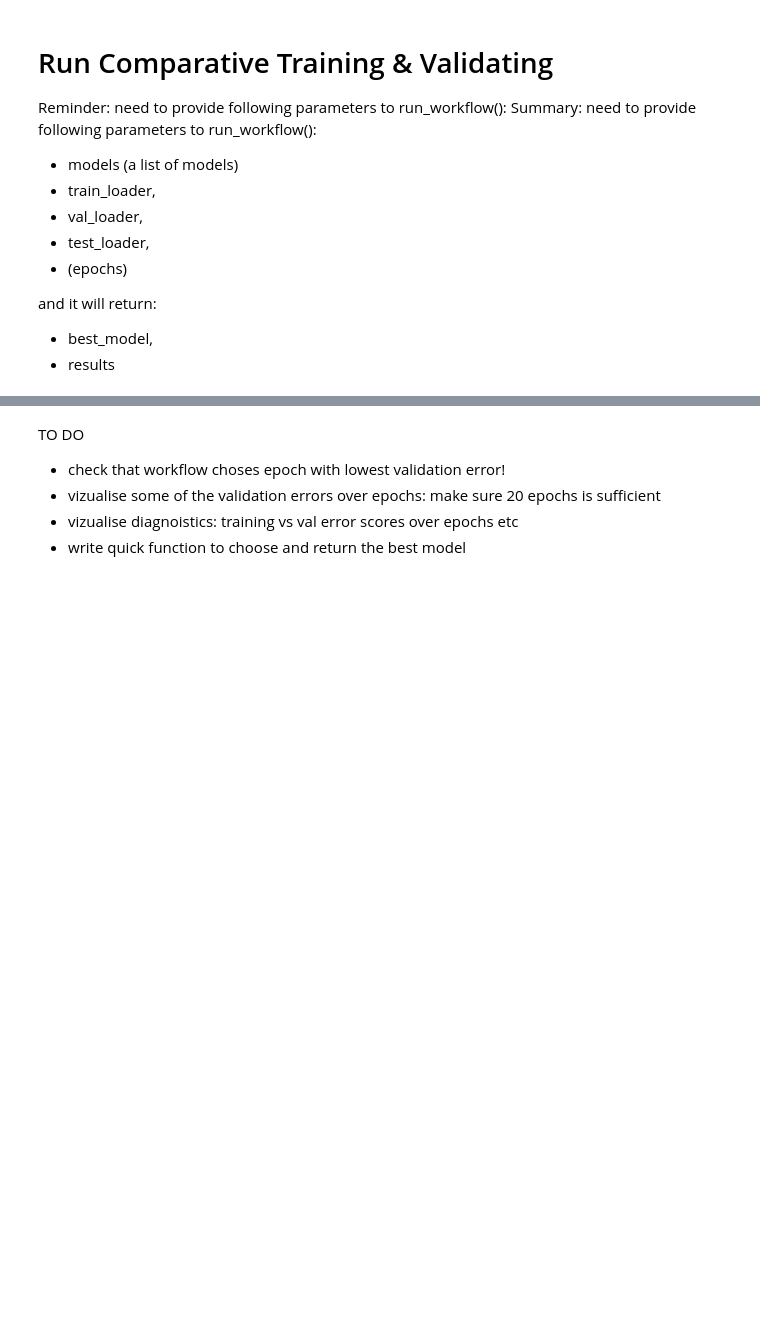
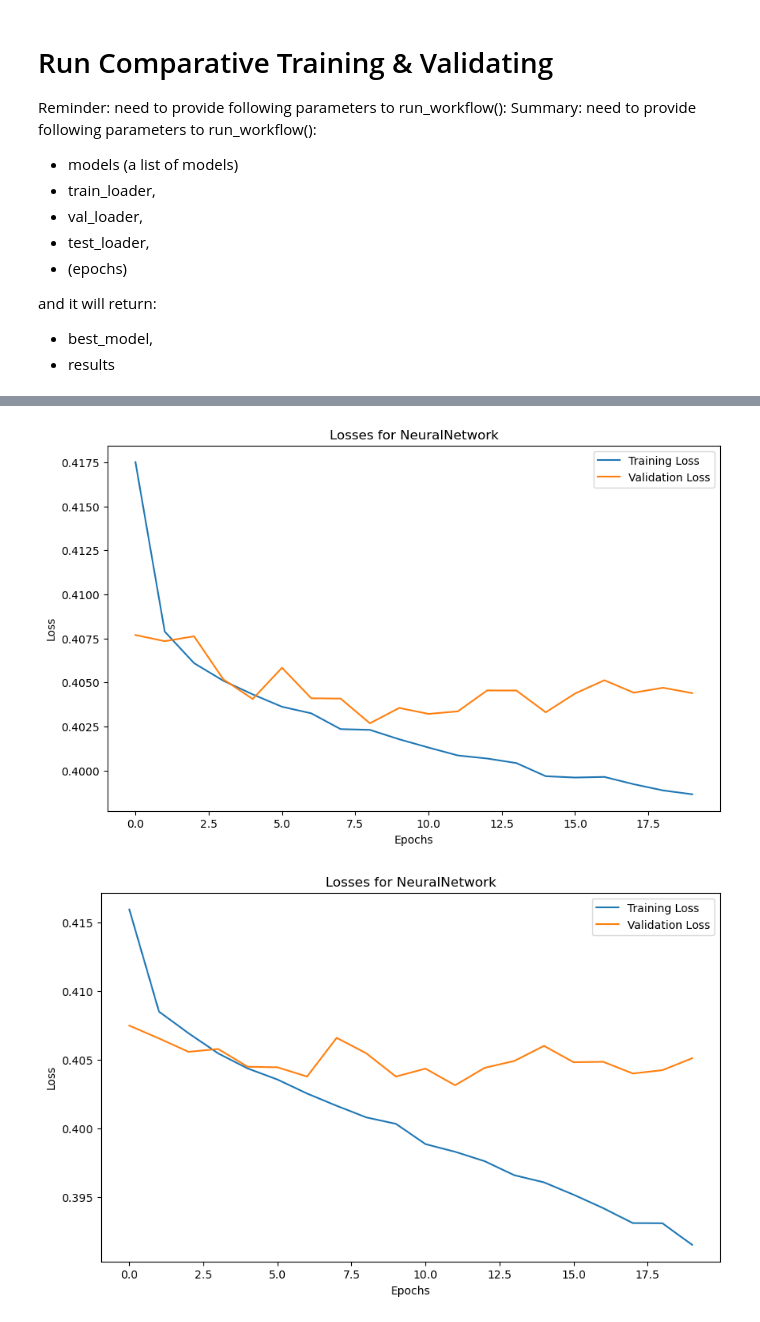
Before and after one commit to henrycgbaker/ML_climate_wellbeing_disparities, a Jupyter notebook: neural_net.ipynb, the cells around one changed output, grey strips where cells are left out. Cells and saved outputs as stored; diff of their text form; code cells hidden in the pictures; blank space fills up the shorter version.

```diff
--- a/neural_net.ipynb
+++ b/neural_net.ipynb
@@ -676,36 +723,23 @@ for result in results:
-# %% [markdown]
-TO DO
-- check that workflow choses epoch with lowest validation error!
-- vizualise some of the validation errors over epochs: make sure 20 epochs is sufficient
-- vizualise diagnoistics: training vs val error scores over epochs etc
-- write quick function to choose and return the best model
 # %%
 
 # Function to visualize training vs validation error scores over epochs
 def plot_losses(results):
     for result in results:
         plt.figure(figsize=(10, 6))
         plt.plot(result['train_losses'], label='Training Loss')
         plt.plot(result['val_losses'], label='Validation Loss')
         plt.title(f"Losses for {result['model_name']}")
         plt.xlabel('Epochs')
         plt.ylabel('Loss')
         plt.legend()
         plt.show()
 
-# Function to choose and return the best model based on validation loss
 def choose_best_model(results):
-    best_model_name = None
-    best_val_loss = float('inf')
-    for result in results:
-        if min(result['val_losses']) < best_val_loss:
-            best_val_loss = min(result['val_losses'])
-            best_model_name = result['model_name']
-    return best_model_name
+    return min(range(len(results)), key=lambda i: results[i]['test_loss'])
+
 
 # Visualization of validation errors over epochs
 plot_losses(results)
-
-# Choose and print the best model
-best_model_name = choose_best_model(results)
-print(f"The best model is: {best_model_name}")
+# %% [output]
+[figure, added]
+[figure, added]
```
Also changed, not shown: parts of 8 cells of this notebook, 1 other file.
